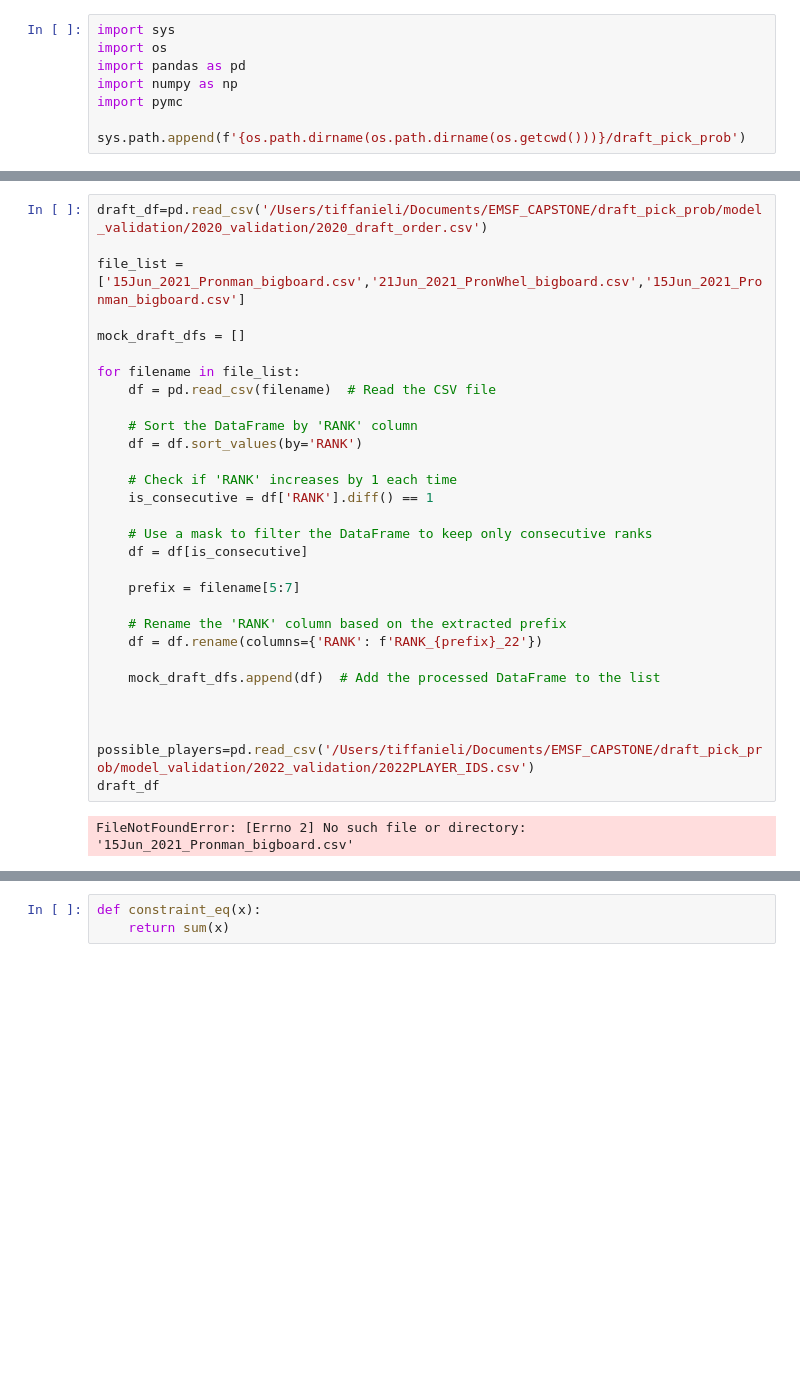
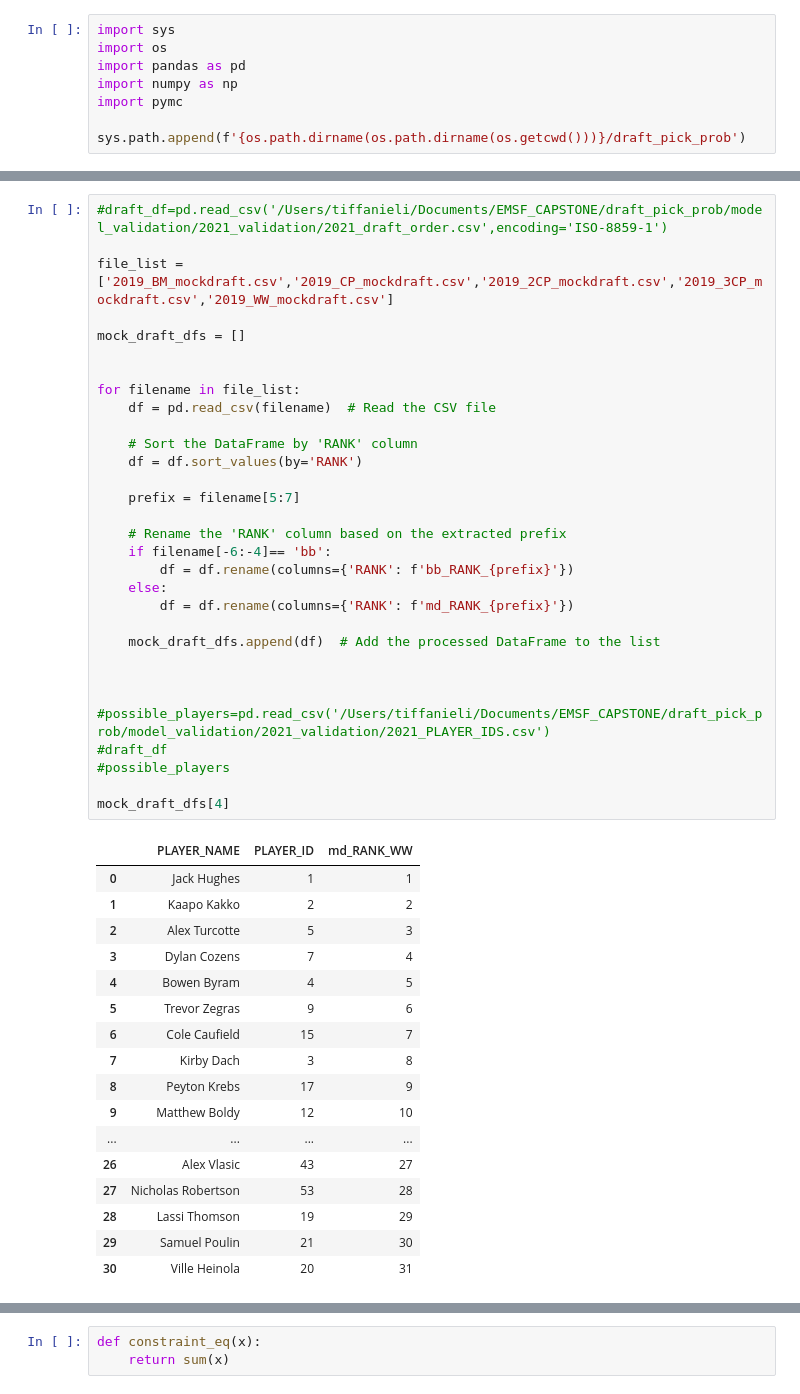
Before and after one commit to hinayatali9/EMSF_CAPSTONE, a Jupyter notebook: draft_pick_prob/model_validation/2019_validation/2019_past_year_validation.ipynb, the cells around one changed output, grey strips where cells are left out. Drawn from its saved outputs; the diff is of its cells as text; blank space fills up the shorter version.

```diff
--- a/draft_pick_prob/model_validation/2019_validation/2019_past_year_validation.ipynb
+++ b/draft_pick_prob/model_validation/2019_validation/2019_past_year_validation.ipynb
@@ -21,32 +21,49 @@ possible_players=pd.read_csv('/Users/tiffanieli/Documents/EMSF_CAPSTONE/draft_pi
 # %%
-draft_df=pd.read_csv('/Users/tiffanieli/Documents/EMSF_CAPSTONE/draft_pick_prob/model_validation/2020_validation/2020_draft_order.csv')
+#draft_df=pd.read_csv('/Users/tiffanieli/Documents/EMSF_CAPSTONE/draft_pick_prob/model_validation/2021_validation/2021_draft_order.csv',encoding='ISO-8859-1')
 
-file_list =['15Jun_2021_Pronman_bigboard.csv','21Jun_2021_PronWhel_bigboard.csv','15Jun_2021_Pronman_bigboard.csv']
+file_list =['2019_BM_mockdraft.csv','2019_CP_mockdraft.csv','2019_2CP_mockdraft.csv','2019_3CP_mockdraft.csv','2019_WW_mockdraft.csv']
 
 mock_draft_dfs = []
+
 
 for filename in file_list:
     df = pd.read_csv(filename)  # Read the CSV file
 
     # Sort the DataFrame by 'RANK' column
     df = df.sort_values(by='RANK')
 
-    # Check if 'RANK' increases by 1 each time
-    is_consecutive = df['RANK'].diff() == 1
-
-    # Use a mask to filter the DataFrame to keep only consecutive ranks
-    df = df[is_consecutive]
-
     prefix = filename[5:7]
 
     # Rename the 'RANK' column based on the extracted prefix
-    df = df.rename(columns={'RANK': f'RANK_{prefix}_22'})
+    if filename[-6:-4]== 'bb':
+        df = df.rename(columns={'RANK': f'bb_RANK_{prefix}'})
+    else:
+        df = df.rename(columns={'RANK': f'md_RANK_{prefix}'})
 
     mock_draft_dfs.append(df)  # Add the processed DataFrame to the list
 
 
 
-possible_players=pd.read_csv('/Users/tiffanieli/Documents/EMSF_CAPSTONE/draft_pick_prob/model_validation/2022_validation/2022PLAYER_IDS.csv')
-draft_df
+#possible_players=pd.read_csv('/Users/tiffanieli/Documents/EMSF_CAPSTONE/draft_pick_prob/model_validation/2021_validation/2021_PLAYER_IDS.csv')
+#draft_df
+#possible_players
+
+mock_draft_dfs[4]
 # %% [output]
-FileNotFoundError: [Errno 2] No such file or directory: '15Jun_2021_Pronman_bigboard.csv'
+|  | PLAYER_NAME | PLAYER_ID | md_RANK_WW |
+| 0 | Jack Hughes | 1 | 1 |
+| 1 | Kaapo Kakko | 2 | 2 |
+| 2 | Alex Turcotte | 5 | 3 |
+| 3 | Dylan Cozens | 7 | 4 |
+| 4 | Bowen Byram | 4 | 5 |
+| 5 | Trevor Zegras | 9 | 6 |
+| 6 | Cole Caufield | 15 | 7 |
+| 7 | Kirby Dach | 3 | 8 |
+| 8 | Peyton Krebs | 17 | 9 |
+| 9 | Matthew Boldy | 12 | 10 |
+| ... | ... | ... | ... |
+| 26 | Alex Vlasic | 43 | 27 |
+| 27 | Nicholas Robertson | 53 | 28 |
+| 28 | Lassi Thomson | 19 | 29 |
+| 29 | Samuel Poulin | 21 | 30 |
+| 30 | Ville Heinola | 20 | 31 |
```
Also changed, not shown: parts of 9 cells of this notebook, 30 other files.
